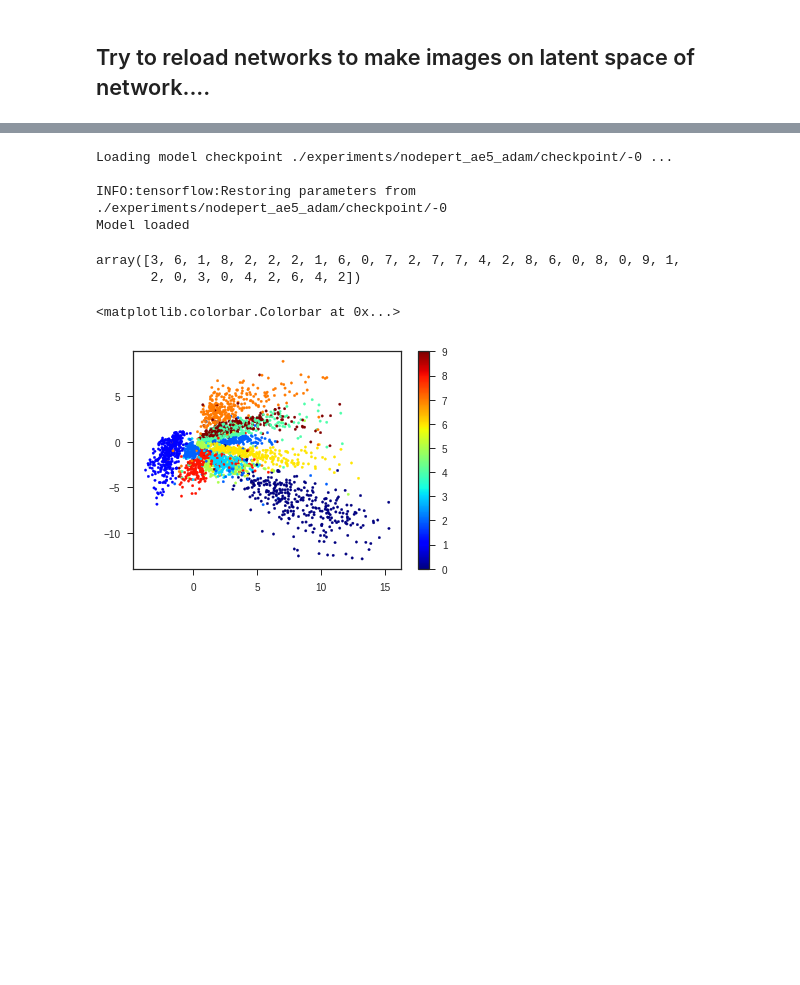
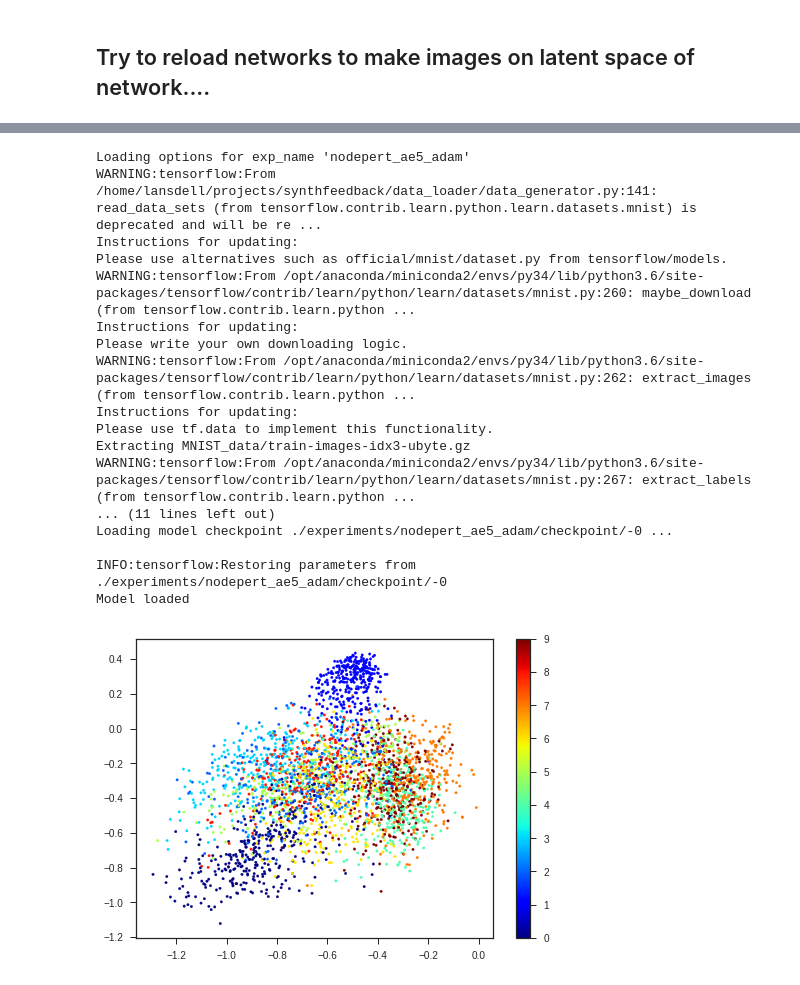
Before and after one commit to benlansdell/synthfeedback, a Jupyter notebook: notebooks/fig_3_autoencoder.ipynb, the cells around one changed output, grey strips where cells are left out. Saved outputs shown, nothing was run; the diff lists cells and outputs as text; code cells hidden in the pictures; blank space fills up the shorter version.

```diff
--- a/notebooks/fig_3_autoencoder.ipynb
+++ b/notebooks/fig_3_autoencoder.ipynb
@@ -88,9 +88,3 @@ sns.despine(trim=True)
 [figure]
 # %% [markdown]
 ## Try to reload networks to make images on latent space of network....
-# %%
-Model = AENPModel5_ADAM
-Data = MNISTDataGenerator
-Trainer = AESFTrainer
-model_name = 'nodepert_ae5_adam'
-config = process_config('./configs/np.json', model_name)
@@ -121,10 +90,0 @@ Please use alternatives such as official/mnist/dataset.py from tensorflow/models
-# %%
-sess = tf.Session()
-logger = LoggerNumpy(sess, config, model)
-trainer = Trainer(sess, model, data, config, logger)
-model.load(sess)
-# %% [output]
-Loading model checkpoint ./experiments/nodepert_ae5_adam/checkpoint/-0 ...
-
-INFO:tensorflow:Restoring parameters from ./experiments/nodepert_ae5_adam/checkpoint/-0
-Model loaded
@@ -135 +91,45 @@ ys = np.zeros((config.batch_size, N))
+# %%
+def plot_bottleneck(Model = AENPModel5_ADAM, model_name = 'nodepert_ae5_adam'):
+    Data = MNISTDataGenerator
+    Trainer = AESFTrainer
+    config = process_config('./configs/np.json', model_name)
+    tf.reset_default_graph()
+    model = Model(config)
+    data = Data(config)
+    sess = tf.Session()
+    logger = LoggerNumpy(sess, config, model)
+    trainer = Trainer(sess, model, data, config, logger)
+    model.load(sess)
+    N = 100
+    bottlenecks = np.zeros((2, config.batch_size, N))
+    ys = np.zeros((config.batch_size, N))
+    #Make something to load in an image, evaluate the bottleneck layer with it
+    for idx in range(N):
+        batch_x, batch_y = next(data.next_batch(config.batch_size))
+        feed_dict = {model.x: batch_x, model.y: batch_x, model.is_training: True}
+        bottlenecks[:,:,idx] = sess.run(model.bottleneck, feed_dict=feed_dict).T
+        ys[:,idx] = np.argmax(batch_y,1)
+    plt.scatter(bottlenecks[0,:], bottlenecks[1,:], c = ys, cmap = plt.get_cmap('jet'), alpha = 1, s = 6)
+    plt.colorbar()
+# %%
+plot_bottleneck()
+# %% [output]
+Loading options for exp_name 'nodepert_ae5_adam'
+WARNING:tensorflow:From /home/lansdell/projects/synthfeedback/data_loader/data_generator.py:141: read_data_sets (from tensorflow.contrib.learn.python.learn.datasets.mnist) is deprecated and will be re ...
+Instructions for updating:
+Please use alternatives such as official/mnist/dataset.py from tensorflow/models.
+WARNING:tensorflow:From /opt/anaconda/miniconda2/envs/py34/lib/python3.6/site-packages/tensorflow/contrib/learn/python/learn/datasets/mnist.py:260: maybe_download (from tensorflow.contrib.learn.python ...
+Instructions for updating:
+Please write your own downloading logic.
+WARNING:tensorflow:From /opt/anaconda/miniconda2/envs/py34/lib/python3.6/site-packages/tensorflow/contrib/learn/python/learn/datasets/mnist.py:262: extract_images (from tensorflow.contrib.learn.python ...
+Instructions for updating:
+Please use tf.data to implement this functionality.
+Extracting MNIST_data/train-images-idx3-ubyte.gz
+WARNING:tensorflow:From /opt/anaconda/miniconda2/envs/py34/lib/python3.6/site-packages/tensorflow/contrib/learn/python/learn/datasets/mnist.py:267: extract_labels (from tensorflow.contrib.learn.python ...
+... (11 lines left out)
+Loading model checkpoint ./experiments/nodepert_ae5_adam/checkpoint/-0 ...
+
+INFO:tensorflow:Restoring parameters from ./experiments/nodepert_ae5_adam/checkpoint/-0
+Model loaded
+[figure, added]
 # %%
@@ -144,11 +141,0 @@ bottlenecks = np.squeeze(bottlenecks.reshape(2, -1, 1))
-# %%
-np.argmax(batch_y, 1)
-# %% [output]
-array([3, 6, 1, 8, 2, 2, 2, 1, 6, 0, 7, 2, 7, 7, 4, 2, 8, 6, 0, 8, 0, 9, 1,
-       2, 0, 3, 0, 4, 2, 6, 4, 2])
-# %%
-plt.scatter(bottlenecks[0,:], bottlenecks[1,:], c = ys, cmap = plt.get_cmap('jet'), alpha = 1, s = 6)
-plt.colorbar()
-# %% [output]
-<matplotlib.colorbar.Colorbar at 0x...>
-[figure, removed]
```
Also changed, not shown: parts of 7 cells of this notebook.
